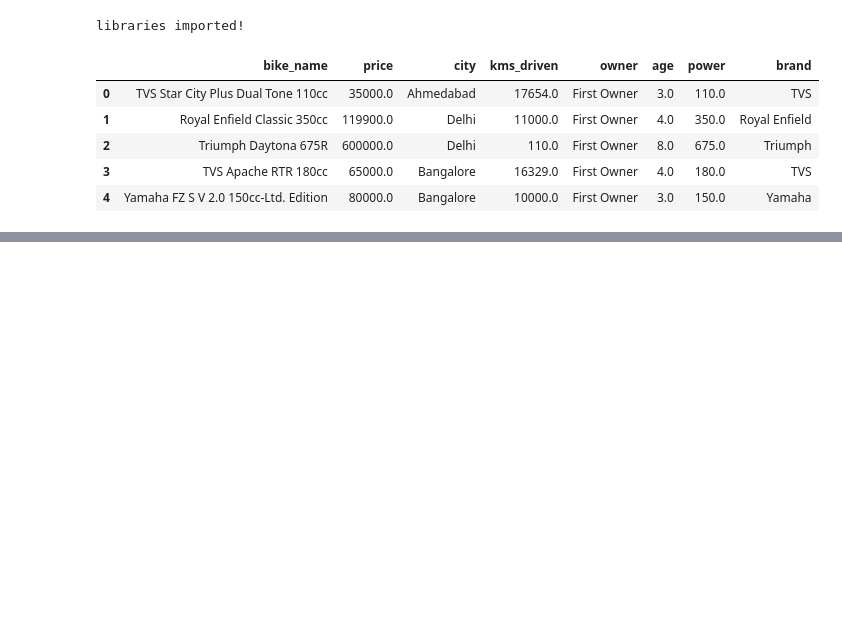
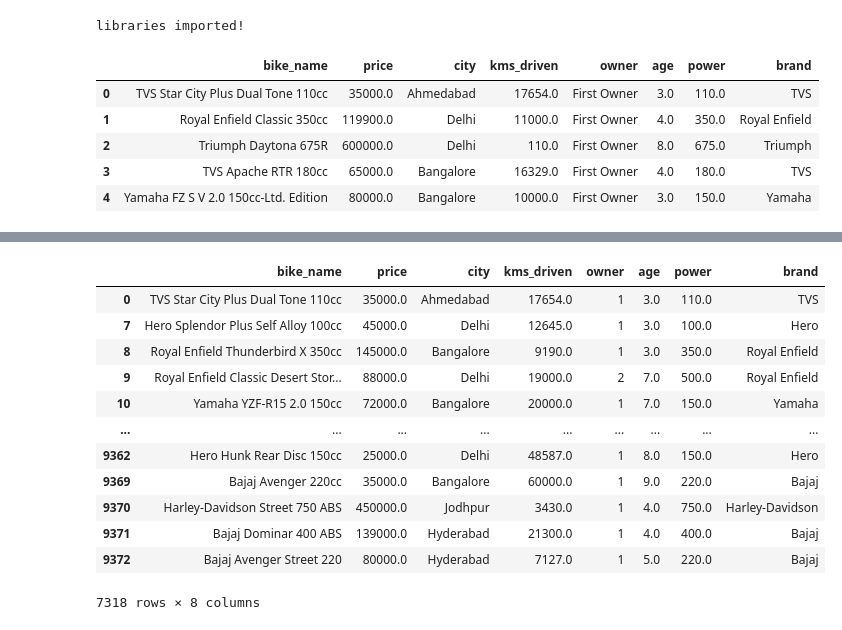
Before and after one commit to upflairs-pvt-ltd/jecrc-10-may2024, a Jupyter notebook: machine learning/regression/Untitled.ipynb, the cells around one changed output, grey strips where cells are left out. Cells and saved outputs as stored; diff of their text form; code cells hidden in the pictures; blank space fills up the shorter version.

```diff
--- a/machine learning/regression/Untitled.ipynb
+++ b/machine learning/regression/Untitled.ipynb
@@ -18,0 +41,2 @@ df.head()
+# %%
+df.drop_duplicates(inplace=True)  # to remove the duplicate record
@@ -18,0 +145,2 @@ df.head()
+# %%
+df.loc[1:6,['age']] = np.nan
@@ -18,0 +187,2 @@ df.head()
+# %%
+df.dropna(axis='rows',inplace=True)  # remove all those rows that containing missing value
@@ -18,0 +205,16 @@ df.head()
+# %%
+df
+# %% [output]
+|  | bike_name | price | city | kms_driven | owner | age | power | brand |
+| 0 | TVS Star City Plus Dual Tone 110cc | 35000.0 | Ahmedabad | 17654.0 | 1 | 3.0 | 110.0 | TVS |
+| 7 | Hero Splendor Plus Self Alloy 100cc | 45000.0 | Delhi | 12645.0 | 1 | 3.0 | 100.0 | Hero |
+| 8 | Royal Enfield Thunderbird X 350cc | 145000.0 | Bangalore | 9190.0 | 1 | 3.0 | 350.0 | Royal Enfield |
+| 9 | Royal Enfield Classic Desert Stor... | 88000.0 | Delhi | 19000.0 | 2 | 7.0 | 500.0 | Royal Enfield |
+| 10 | Yamaha YZF-R15 2.0 150cc | 72000.0 | Bangalore | 20000.0 | 1 | 7.0 | 150.0 | Yamaha |
+| ... | ... | ... | ... | ... | ... | ... | ... | ... |
+| 9362 | Hero Hunk Rear Disc 150cc | 25000.0 | Delhi | 48587.0 | 1 | 8.0 | 150.0 | Hero |
+| 9369 | Bajaj Avenger 220cc | 35000.0 | Bangalore | 60000.0 | 1 | 9.0 | 220.0 | Bajaj |
+| 9370 | Harley-Davidson Street 750 ABS | 450000.0 | Jodhpur | 3430.0 | 1 | 4.0 | 750.0 | Harley-Davidson |
+| 9371 | Bajaj Dominar 400 ABS | 139000.0 | Hyderabad | 21300.0 | 1 | 4.0 | 400.0 | Bajaj |
+| 9372 | Bajaj Avenger Street 220 | 80000.0 | Hyderabad | 7127.0 | 1 | 5.0 | 220.0 | Bajaj |
+7318 rows × 8 columns
```
Also changed, not shown: parts of 24 cells of this notebook.
